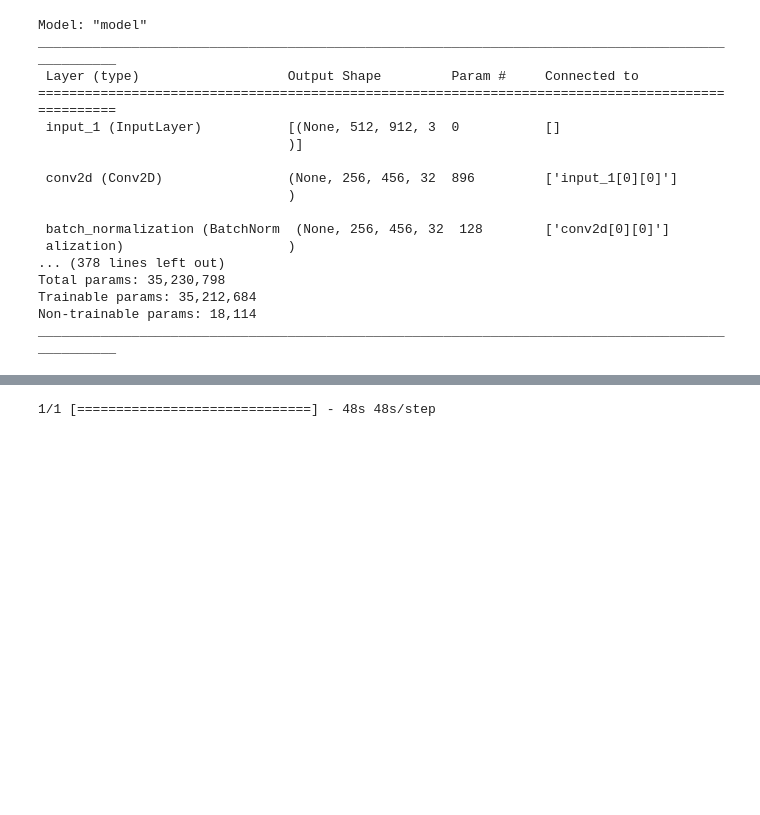
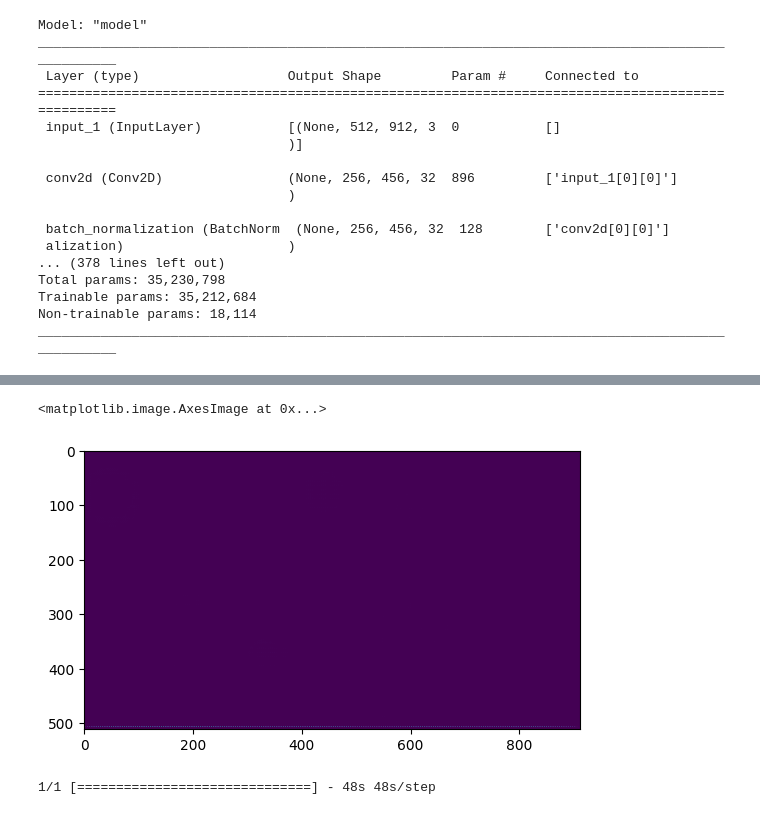
Before and after one commit to tomaszjacek/blenderAutomation, a Jupyter notebook: dexiNedDeeplo/dexined_implementation.ipynb, the cells around one changed output, grey strips where cells are left out. Drawn from its saved outputs; the diff is of its cells as text; code cells hidden in the pictures; blank space fills up the shorter version.

Commit message:
custom training loop is working. check now what results gives

```diff
--- a/dexiNedDeeplo/dexined_implementation.ipynb
+++ b/dexiNedDeeplo/dexined_implementation.ipynb
@@ -137,7 +139,7 @@ def pre_process_binary_cross_entropy(bc_loss,input, label, use_tf_loss=False):
     return preds, loss
 # %%
 
-def train(model,model_name,train_data,test_data,lr,beta1,max_epochs):
+def train(model,model_name,train_data,test_data,lr,beta1,max_epochs,batch_size):
     # Validation and Train dataset generation
 
     train_data = train_data
@@ -146,11 +148,11 @@ def train(model,model_name,train_data,test_data,lr,beta1,max_epochs):
 
     # Summary and checkpoint manager
     model_dir = model_name
-    summary_dir = os.path.join('logs',model_dir)
+    summary_dir = os.path.join(output_path,'logs',model_dir)
     train_log_dir=os.path.join(summary_dir,'train')
     val_log_dir =os.path.join(summary_dir,'test')
 
-    checkpoint_dir = os.path.join("checkpoint_dir",model_dir)
+    checkpoint_dir = os.path.join(output_path,"checkpoint_dir",model_dir)
     epoch_ckpt_dir = checkpoint_dir + 'epochs'
     os.makedirs(epoch_ckpt_dir, exist_ok=True)
     os.makedirs(train_log_dir,exist_ok=True)
@@ -170,7 +172,7 @@ def train(model,model_name,train_data,test_data,lr,beta1,max_epochs):
         learning_rate=lr, beta_1=beta1)
     iter = 0
 
-    imgs_res_folder = os.path.join("./", "current_training")
+    imgs_res_folder = os.path.join(output_path,model_dir, "current_training")
     os.makedirs(imgs_res_folder, exist_ok=True)
     global_loss = 1000.
     t_loss = []
@@ -200,13 +202,13 @@ def train(model,model_name,train_data,test_data,lr,beta1,max_epochs):
                 print("Epoch:", epoch, "Step:", step, "Loss: %.4f" % loss.numpy(),
                         "Accuracy: %.4f" % accuracy.result(), time.ctime())
 
-            if step % 10 == 0:
-                # visualize preds
-                img_test = 'Epoch: {0} Sample {1}/{2} Loss: {3}' \
-                    .format(epoch, step, n_train // self.args.batch_size, loss.numpy())
-                vis_imgs = visualize_result(
-                    x=x[2], y=y[2], p=preds, img_title=img_test)
-                cv.imwrite(os.path.join(imgs_res_folder, 'results.png'), vis_imgs)
+            #if step % 10 == 0:
+            #    # visualize preds
+            #    img_test = 'Epoch: {0} Sample {1}/{2} Loss: {3}' \
+            #        .format(epoch, step, n_train // batch_size, loss.numpy())
+            #    vis_imgs = visualize_result(
+            #        x=x[2], y=y[2], p=preds, img_title=img_test)
+            #    cv.imwrite(os.path.join(imgs_res_folder, 'results.png'), vis_imgs)
             if step % 20 == 0 and loss < global_loss:  # 500
                 if epoch==0 and step==0:
                     tmp_loss = np.array(t_loss)
@@ -586,12 +588,12 @@ ________________________________________________________________________________
 # %%
 model.compile(
     loss="binary_crossentropy",
-    optimizer="adam",
-    metrics=[tf.keras.metrics.BinaryAccuracy(),
-             tf.keras.metrics.FalseNegatives(),
-             tf.keras.metrics.FalsePositives(),
-             tf.keras.metrics.TruePositives(),
-            tf.keras.metrics.TrueNegatives()])
+    optimizer="adam") #,
+    #metrics=[tf.keras.metrics.BinaryAccuracy(),
+     #        tf.keras.metrics.FalseNegatives(),
+      #       tf.keras.metrics.FalsePositives(),
+       #      tf.keras.metrics.TruePositives(),
+        #    tf.keras.metrics.TrueNegatives()])
 # %%
-train(model,"dexined_try",train_data,test_data,0.0001,0.5,2)
+train(model,"dexined_try",train_data,val_data,0.0001,0.5,11,1)
 # %% [output]
@@ -601,0 +631,6 @@ ResourceExhaustedError: Exception encountered when calling layer "batch_normaliz
+# %%
+model.load_weights("H:\\tmp\\dexined\\checkpoint_dir\\dexined_tryepochs\\DexiNed10_model.h5")
+res_pre = model.predict(img)
+res = res_pre[-1,:,:]
+plt.imshow(res)
+# %% [output]
@@ -602,3 +638,5 @@ ResourceExhaustedError: Exception encountered when calling layer "batch_normaliz
+<matplotlib.image.AxesImage at 0x...>
+[figure, added]
 # %%
 #train_steps=len(train_data)
 #val_steps=len(test_data)
```
Also changed, not shown: parts of 10 cells of this notebook.
